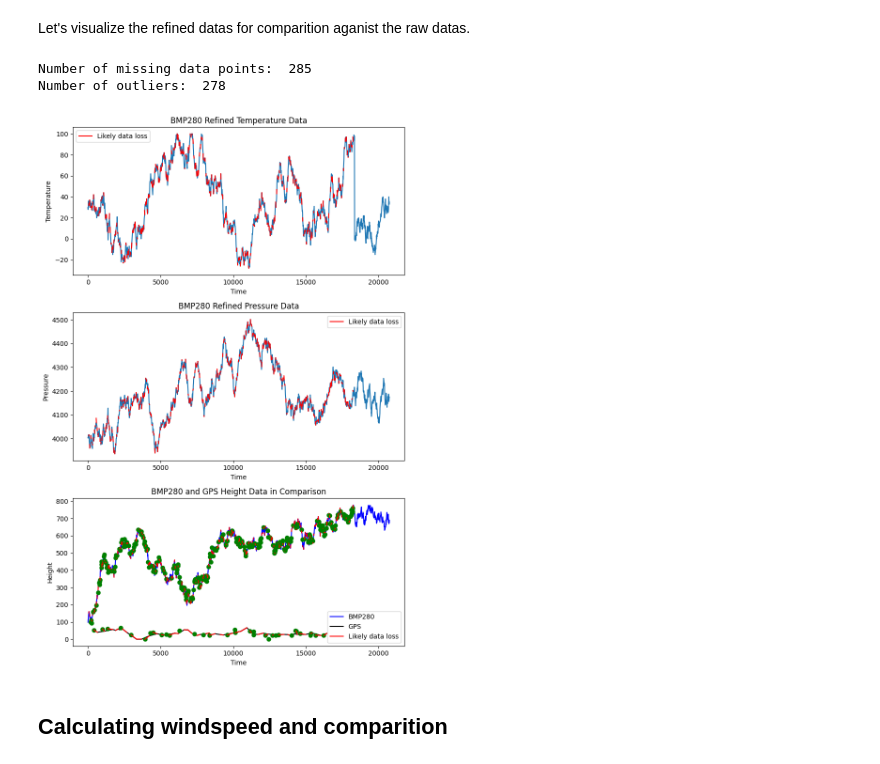
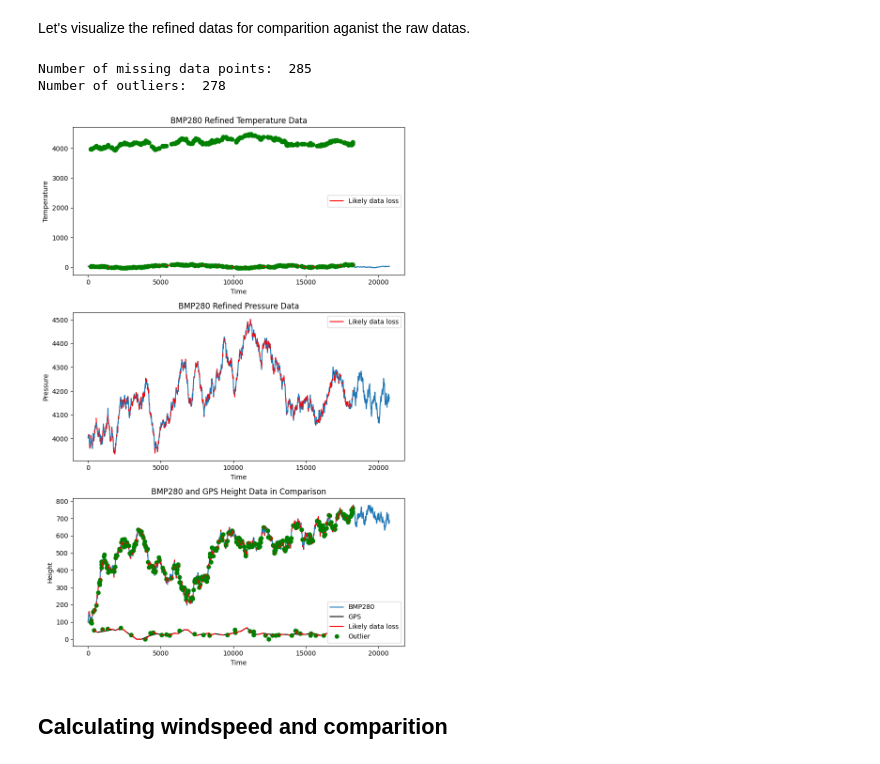
Before and after one commit to KarmaDemon/MGZ-CanSat-Ground-station, a Jupyter notebook: Visualization.ipynb, the cells around one changed output. Saved outputs shown, nothing was run; the diff lists cells and outputs as text; code cells hidden in the pictures.

```diff
--- a/Visualization.ipynb
+++ b/Visualization.ipynb
@@ -249,7 +250,7 @@ try:
         print("Fortunately, the GPS measurements are available. Therefore, we can plot the data.")
         print("The amount of data provided by the GPS sensor is: ", len(gpses))
 
-        cmap = cm.get_cmap('viridis')
+        cmap = plt.get_cmap('viridis')
         times = np.array([gps.time for gps in gpses])
         normalized_times = (times - times.min()) / (times.max() - times.min())
         colors = cmap(normalized_times)
@@ -414,11 +415,15 @@ try:
         axs[0].set_ylabel('Temperature')
         axs[0].set_title('BMP280 Refined Temperature Data')
         for i, bmp in enumerate(bmp280[1:], start=1):
-            if bmp.missing_data:
+            if bmp.missing_data: #weird
                 axs[0].plot([bmp280[i-1].time, bmp.time], [bmp280[i-1].temperature, bmp.temperature], '-', color='red', label='Likely data loss' if first_time else '')
                 first_time = False
+            if bmp.is_outlier: #weird stuff
+                axs[0].plot([bmp.time], [bmp.temperature], 'o', color='green', label='Outlier' if first_time_outlier else '')
+                first_time_outlier = False
         axs[0].legend()
         first_time = True
+        first_time_outlier = True
 
         axs[1].plot([bmp.time for bmp in bmp280 if not bmp.is_outlier], [bmp.pressure for bmp in bmp280 if not bmp.is_outlier], '-')
         axs[1].set_xlabel('Time')
@@ -428,46 +433,49 @@ try:
             if bmp.missing_data:
                 axs[1].plot([bmp280[i-1].time, bmp.time], [bmp280[i-1].pressure, bmp.pressure], '-', color='red', label='Likely data loss' if first_time else '')
                 first_time = False
+            if bmp.is_outlier:
+                axs[0].plot([bmp.time], [bmp.pressure], 'o', color='green', label='Outlier' if first_time_outlier else '')
+                first_time_outlier = False
         axs[1].legend()
         first_time = True
         first_time_outlier = True
 
         # Visualize height data(comparing bmp280 and gps with different colors)
-        axs[2].plot([bmp.time for bmp in bmp280 if not bmp.is_outlier], [bmp.height for bmp in bmp280 if not bmp.is_outlier], '-', color='blue', label='BMP280')
+        axs[2].plot([bmp.time for bmp in bmp280 if not bmp.is_outlier], [bmp.height for bmp in bmp280 if not bmp.is_outlier], '-', label='BMP280')
         axs[2].plot([gps.time for gps in gpses if not gps.is_outlier], [gps.altitude for gps in gpses if not gps.is_outlier], '-', color='black', label='GPS')
         axs[2].set_xlabel('Time')
         axs[2].set_ylabel('Height')
         axs[2].set_title('BMP280 and GPS Height Data in Comparison')
         for i, bmp in enumerate(bmp280[1:], start=1):
             if bmp.missing_data:
                 axs[2].plot([bmp280[i-1].time, bmp.time], [bmp280[i-1].height, bmp.height], '-', color='red', label='Likely data loss' if first_time else '')
                 first_time = False
             if bmp.is_outlier:
-                axs[2].plot([bmp.time], [bmp.height], 'o', color='green', label='Outlier' if first_time else '')
+                axs[2].plot([bmp.time], [bmp.height], 'o', color='green', label='Outlier' if first_time_outlier else '')
                 first_time_outlier = False
         for i, gps in enumerate(gpses[1:], start=1):
             if gps.missing_data:
                 axs[2].plot([gpses[i-1].time, gps.time], [gpses[i-1].altitude, gps.altitude], '-', color='red')
             if gps.is_outlier:
                 axs[2].plot([gps.time], [gps.altitude], 'o', color='green')
         axs[2].legend()
 
         plt.tight_layout()
         try:
             if os.path.exists('graphs/pngs/BMP_refined.png'):
                 os.remove('graphs/pngs/BMP_refined.png')
             plt.savefig('graphs/pngs/BMP_refined.png', format='png')
             with open('graphs/pkls/BMP_refined.pkl', 'wb') as file:
                 pickle.dump(fig, file)
         except Exception as e:
             logger.error(f"Error saving the BMP280 data: {e}")
         plt.show()
 except Exception as e:
     logger.error(f"Error visualizing data: {e}")
 # %% [output]
 Number of missing data points:  285
 Number of outliers:  278
-[figure, old version]
+[figure, new version]
 # %% [markdown]
 ## Calculating windspeed and comparition
 # %% [markdown]
```
Also changed, not shown: parts of 6 cells of this notebook, 17 other files.
